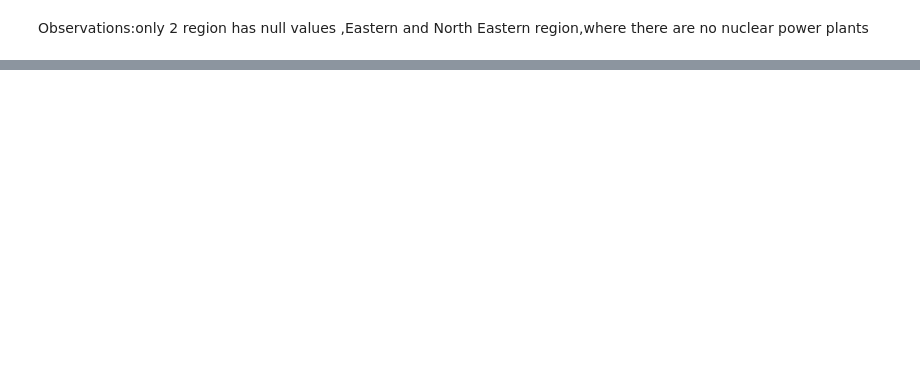
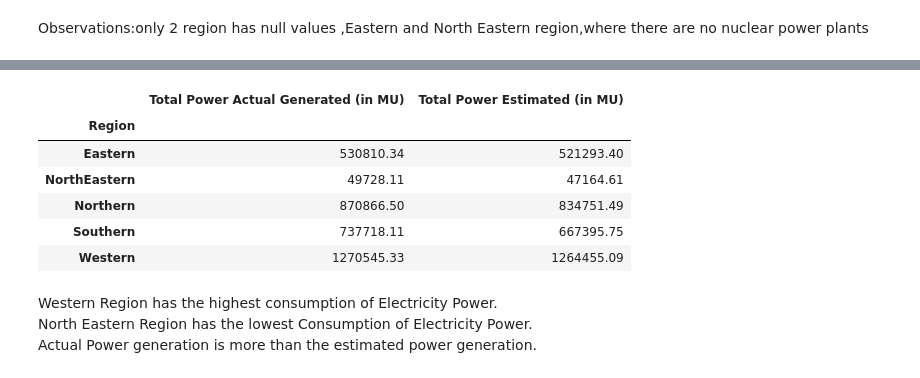
Before and after one commit to Arpita-Bayen/Power-Generation-in-India, a Jupyter notebook: Power Generation in India (2017-2020).ipynb, the cells around one changed output, grey strips where cells are left out. Drawn from its saved outputs; the diff is of its cells as text; code cells hidden in the pictures; blank space fills up the shorter version.

```diff
--- a/Power Generation in India (2017-2020).ipynb
+++ b/Power Generation in India (2017-2020).ipynb
@@ -165,0 +199,16 @@ df1
+# %%
+#getting region wise total power
+df1=df.groupby(by='Region')[['Total Power Actual Generated (in MU)','Total Power Estimated (in MU)']].sum()
+df1
+# %% [output]
+|  | Total Power Actual Generated (in MU) | Total Power Estimated (in MU) |
+| Region |  |  |
+| Eastern | 530810.34 | 521293.40 |
+| NorthEastern | 49728.11 | 47164.61 |
+| Northern | 870866.50 | 834751.49 |
+| Southern | 737718.11 | 667395.75 |
+| Western | 1270545.33 | 1264455.09 |
+# %% [markdown]
+Western Region has the highest consumption of Electricity Power.
+North Eastern Region has the lowest Consumption of Electricity Power.
+Actual Power generation is more than the estimated power generation.
```
Also changed, not shown: parts of 14 cells of this notebook.
